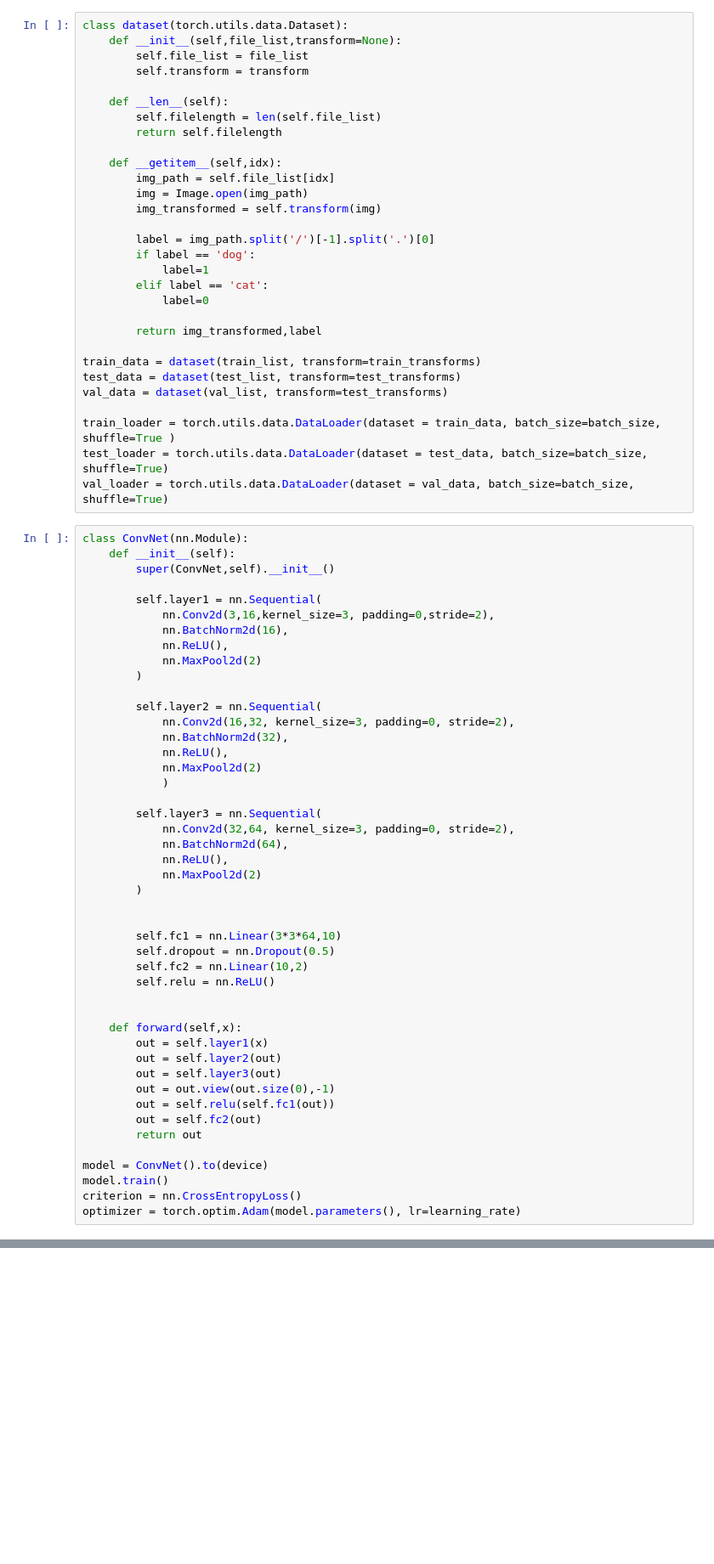
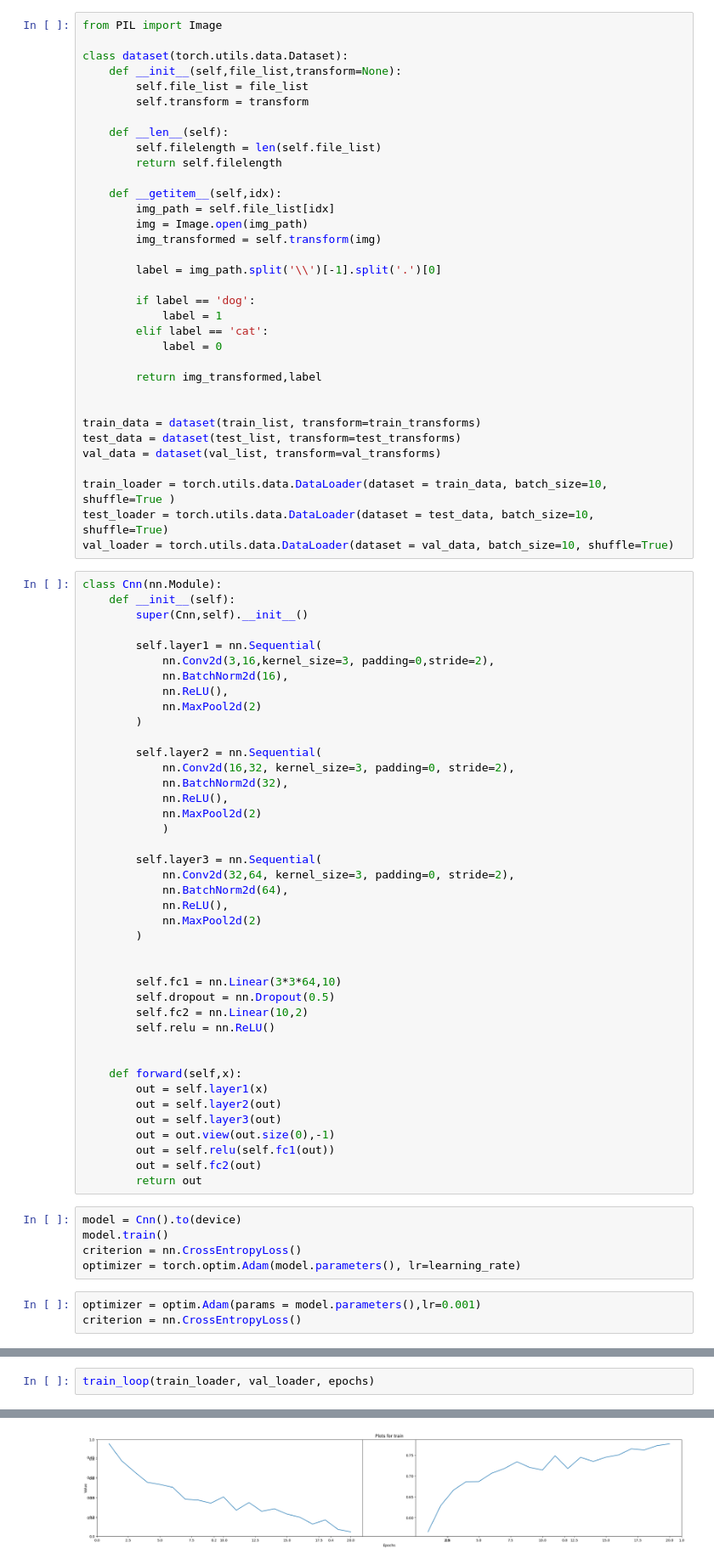
Before and after one commit to Chuck-man/laba5, a Jupyter notebook: main.ipynb, the cells around one changed output, grey strips where cells are left out. Shown: that part at 85% size. Cells and saved outputs as stored; diff of their text form; blank space fills up the shorter version.

```diff
--- a/main.ipynb
+++ b/main.ipynb
@@ -112,6 +116,8 @@ test_transforms = transforms.Compose([
     transforms.ToTensor()
     ])
 # %%
+from PIL import Image
+
 class dataset(torch.utils.data.Dataset):
     def __init__(self,file_list,transform=None):
         self.file_list = file_list
@@ -126,25 +132,27 @@ class dataset(torch.utils.data.Dataset):
         img = Image.open(img_path)
         img_transformed = self.transform(img)
 
-        label = img_path.split('/')[-1].split('.')[0]
+        label = img_path.split('\\')[-1].split('.')[0]
+
         if label == 'dog':
-            label=1
+            label = 1
         elif label == 'cat':
-            label=0
+            label = 0
 
         return img_transformed,label
 
+
 train_data = dataset(train_list, transform=train_transforms)
 test_data = dataset(test_list, transform=test_transforms)
-val_data = dataset(val_list, transform=test_transforms)
+val_data = dataset(val_list, transform=val_transforms)
 
-train_loader = torch.utils.data.DataLoader(dataset = train_data, batch_size=batch_size, shuffle=True )
-test_loader = torch.utils.data.DataLoader(dataset = test_data, batch_size=batch_size, shuffle=True)
-val_loader = torch.utils.data.DataLoader(dataset = val_data, batch_size=batch_size, shuffle=True)
+train_loader = torch.utils.data.DataLoader(dataset = train_data, batch_size=10, shuffle=True )
+test_loader = torch.utils.data.DataLoader(dataset = test_data, batch_size=10, shuffle=True)
+val_loader = torch.utils.data.DataLoader(dataset = val_data, batch_size=10, shuffle=True)
 # %%
-class ConvNet(nn.Module):
+class Cnn(nn.Module):
     def __init__(self):
-        super(ConvNet,self).__init__()
+        super(Cnn,self).__init__()
 
         self.layer1 = nn.Sequential(
             nn.Conv2d(3,16,kernel_size=3, padding=0,stride=2),
@@ -182,8 +190,11 @@ class ConvNet(nn.Module):
         out = self.relu(self.fc1(out))
         out = self.fc2(out)
         return out
-
-model = ConvNet().to(device)
-model.train()
-criterion = nn.CrossEntropyLoss()
-optimizer = torch.optim.Adam(model.parameters(), lr=learning_rate)
+# %%
+model = Cnn().to(device)
+model.train()
+criterion = nn.CrossEntropyLoss()
+optimizer = torch.optim.Adam(model.parameters(), lr=learning_rate)
+# %%
+optimizer = optim.Adam(params = model.parameters(),lr=0.001)
+criterion = nn.CrossEntropyLoss()
@@ -189,0 +284,3 @@ optimizer = torch.optim.Adam(model.parameters(), lr=learning_rate)
+# %%
+train_loop(train_loader, val_loader, epochs)
+# %% [output]
@@ -189,0 +305 @@ optimizer = torch.optim.Adam(model.parameters(), lr=learning_rate)
+[figure, added]
```
Also changed, not shown: parts of 5 cells of this notebook.
